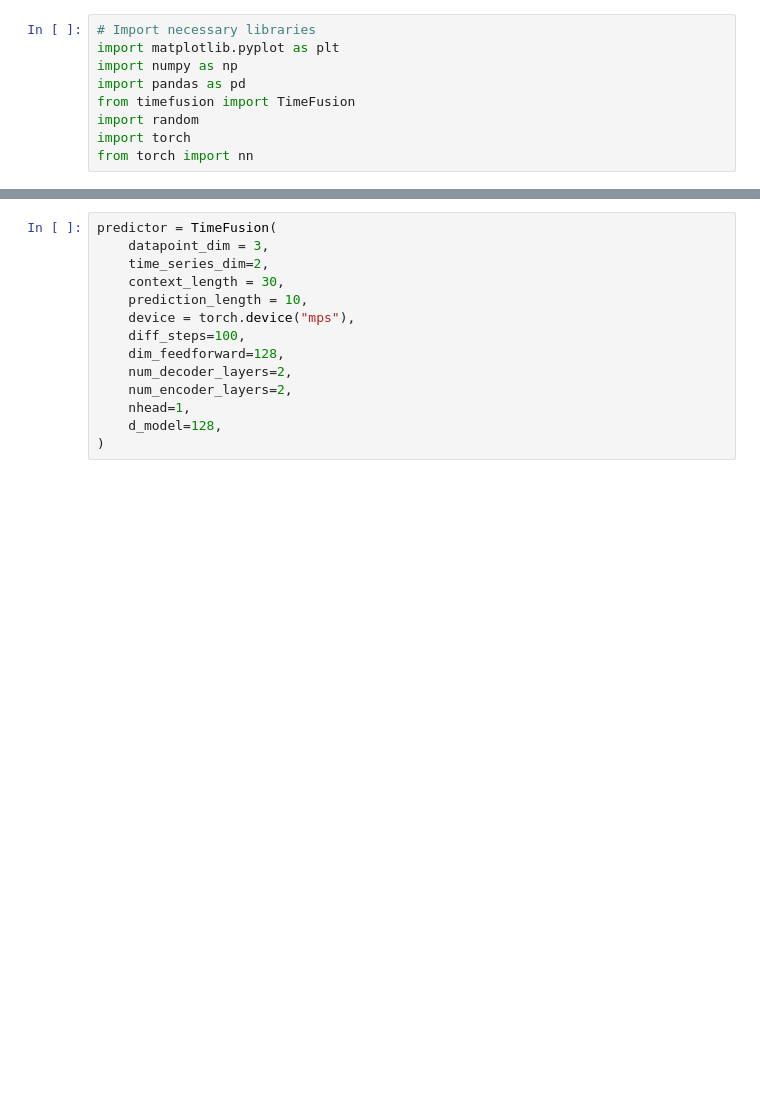
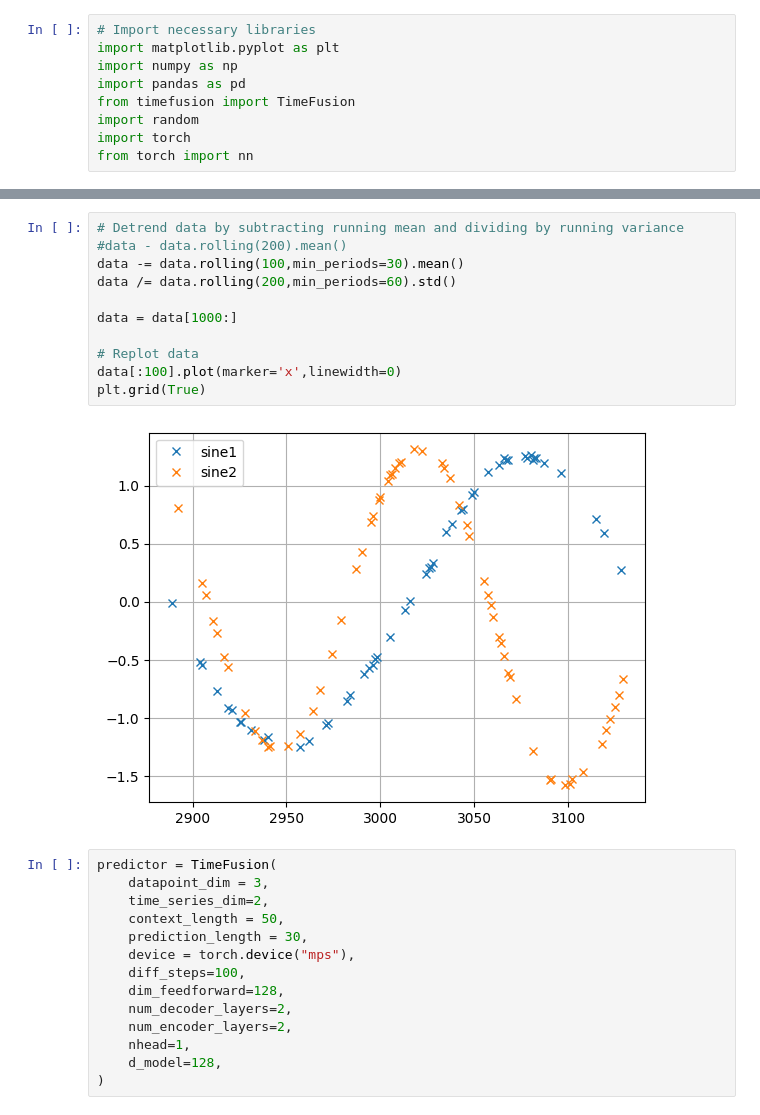
Before and after one commit to EdvardJSHolen/Final-Year-Project, a Jupyter notebook: TimeFusion/random_walk_example.ipynb, the cells around one changed output, grey strips where cells are left out. Saved outputs shown, nothing was run; the diff lists cells and outputs as text; blank space fills up the shorter version.

```diff
--- a/TimeFusion/random_walk_example.ipynb
+++ b/TimeFusion/random_walk_example.ipynb
@@ -58,9 +58,22 @@ plt.grid(True)
+# %%
+# Detrend data by subtracting running mean and dividing by running variance
+#data - data.rolling(200).mean()
+data -= data.rolling(100,min_periods=30).mean()
+data /= data.rolling(200,min_periods=60).std()
+
+data = data[1000:]
+
+# Replot data
+data[:100].plot(marker='x',linewidth=0)
+plt.grid(True)
+# %% [output]
+[figure, added]
 # %%
 predictor = TimeFusion(
     datapoint_dim = 3,
     time_series_dim=2,
-    context_length = 30,
-    prediction_length = 10,
+    context_length = 50,
+    prediction_length = 30,
     device = torch.device("mps"),
     diff_steps=100,
     dim_feedforward=128,
```
Also changed, not shown: parts of 6 cells of this notebook, 2 other files.
